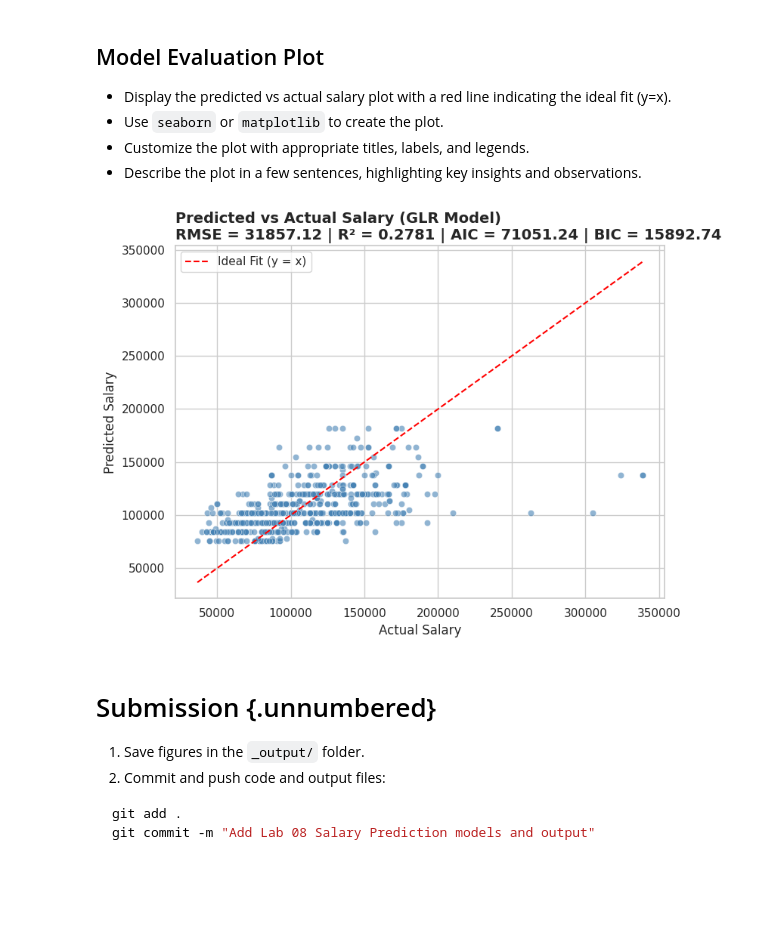
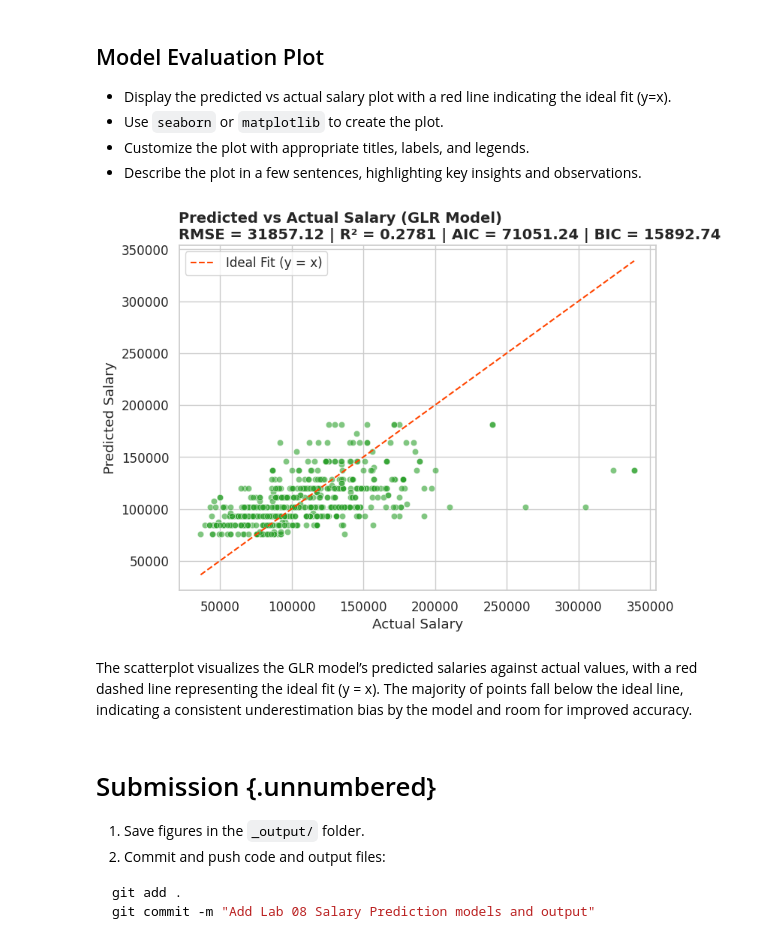
Before and after one commit to met-ad-688/lab08-shuyu-pan831, a Jupyter notebook: lab08-ShuyuPan.ipynb, the cells around one changed output. Cells and saved outputs as stored; diff of their text form; code cells hidden in the pictures; blank space fills up the shorter version.

```diff
--- a/lab08-ShuyuPan.ipynb
+++ b/lab08-ShuyuPan.ipynb
@@ -422,35 +471,37 @@ rmse = np.sqrt(residuals_df.select(avg("squared_error")).first()[0])
 # %%
 #| eval: true
 #| echo: false
 import pandas as pd
 import matplotlib.pyplot as plt
 import seaborn as sns
 
 # Convert GLR predictions to pandas
 pandas_df = pred_glr.select("prediction", "SALARY").toPandas()
 
 # Plot
 plt.figure(figsize=(8, 6))
-sns.set_theme(style="whitegrid")
-sns.scatterplot(data=pandas_df, x="SALARY", y="prediction", color="steelblue", alpha=0.6)
+sns.set_theme(style="whitegrid", font="DejaVu Sans", font_scale=1.1)
+sns.scatterplot(data=pandas_df, x="SALARY", y="prediction", color="#2ca02c", alpha=0.6)
 
 plt.plot([pandas_df["SALARY"].min(), pandas_df["SALARY"].max()],
          [pandas_df["SALARY"].min(), pandas_df["SALARY"].max()],
-         color="red", linestyle="--", label="Ideal Fit (y = x)")
+         color="#FF4500", linestyle="--", label="Ideal Fit (y = x)")
 
 plt.title(f"Predicted vs Actual Salary (GLR Model)\n"
           f"RMSE = {rmse:.2f} | R² = {r2:.4f} | AIC = {aic:.2f} | BIC = {bic:.2f}", loc="left", fontsize=14, fontweight="bold")
 
 plt.xlabel("Actual Salary")
 plt.ylabel("Predicted Salary")
 plt.legend()
 plt.tight_layout()
 
 # Save figure
 plt.savefig("_output/glr_predicted_vs_actual.png", dpi=300)
 plt.show()
 # %% [output]
-[figure, old version]
+[figure, new version]
+# %% [markdown]
+The scatterplot visualizes the GLR model’s predicted salaries against actual values, with a red dashed line representing the ideal fit (y = x). The majority of points fall below the ideal line, indicating a consistent underestimation bias by the model and room for improved accuracy.
 # %% [markdown]
 # Submission {.unnumbered}
 1. Save figures in the `_output/` folder.
```
Also changed, not shown: parts of 11 cells of this notebook, 2 other files.
